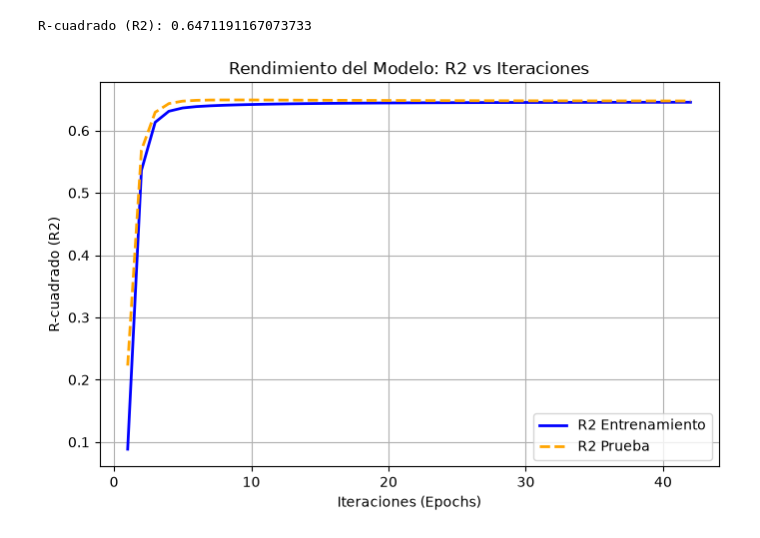
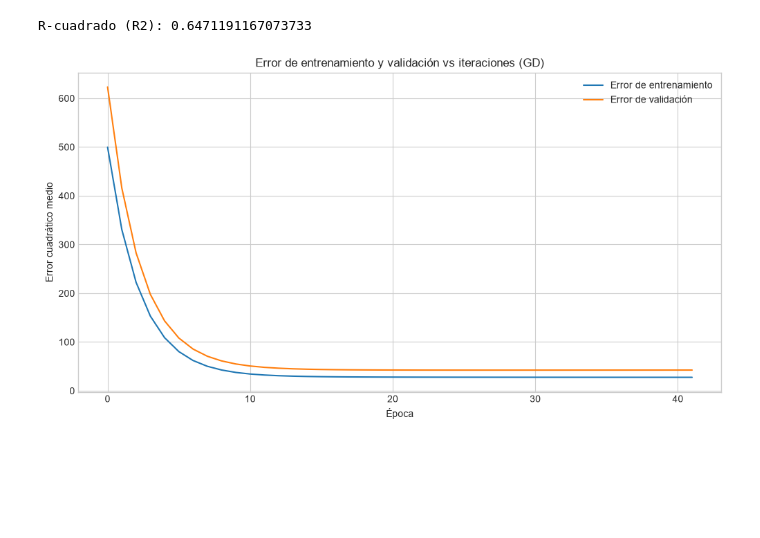
Before and after one commit to sebastianbtmo/TP_AA1_Beltramo_Capisano_Dottavio, a Jupyter notebook: TP_1/TP-regresion-AA1.ipynb, the cells around one changed output. Cells and saved outputs as stored; diff of their text form; code cells hidden in the pictures; blank space fills up the shorter version.

```diff
--- a/TP_1/TP-regresion-AA1.ipynb
+++ b/TP_1/TP-regresion-AA1.ipynb
@@ -289,36 +289,83 @@ print(f"R-cuadrado (R2): {r2_score(y_test, y_pred)}")
 # %% [output]
 R-cuadrado (R2): 0.6471191167073733
 # %%
+def gradient_descent(X_train, y_train, X_val, y_val, lr=0.01, epochs=42):
+    n = X_train.shape[0]
+    m = X_train.shape[1]
+
+    o = X_val.shape[0]
+
+    # Poner columna de unos a las matrices X
+    X_train = np.hstack((np.ones((n, 1)), X_train))
+    X_val = np.hstack((np.ones((o, 1)), X_val))
+
+
+    # Inicializar pesos aleatorios
+    W = np.random.randn(m+1).reshape(m+1, 1)
+
+    train_errors = []  # Para almacenar el error de entrenamiento en cada época
+    test_errors = []   # Para almacenar el error de prueba en cada época
+
+    for _ in range(epochs):
+        # Calcular predicción y error de entrenamiento
+        prediction_train = np.matmul(X_train, W)
+        error_train = y_train - prediction_train
+        #print(error_train)
+        train_mse = np.mean(error_train ** 2)
+        train_errors.append(train_mse)
+
+        # Calcular predicción y error de prueba
+        prediction_test = np.matmul(X_val, W)
+        error_test = y_val - prediction_test
+        test_mse = np.mean(error_test ** 2)
+        test_errors.append(test_mse)
+
+        # Calcular el gradiente y actualizar pesos
+        grad_sum = np.sum(error_train * X_train, axis=0)
+        grad_mul = -2/n * grad_sum  # 1xm
+        gradient = np.transpose(grad_mul).reshape(-1, 1)  # mx1
+
+        W = W - (lr * gradient)
+
+    # Graficar errores de entrenamiento y prueba
+    # Definir una figura
+    plt.figure(figsize=(12, 6))
+    # Plotear errores de entrenamiento
+    plt.plot(train_errors, label='Error de entrenamiento')
+    # Plotear errores de prueba
+    plt.plot(test_errors, label='Error de validación')
+    # Poner labels en los ejes
+    plt.xlabel('Época')
+    plt.ylabel('Error cuadrático medio')
+    # Activar la leyenda
+    plt.legend()
+    # Poner titulo
+    plt.title('Error de entrenamiento y validación vs iteraciones (GD)')
+    # Terminar y mostrar gráfico
+    plt.show()
+
+    return W
+
 scaler = StandardScaler()
 x_train_std = scaler.fit_transform(x_train)
 x_test_std = scaler.transform(x_test)
 
-modelo_sgd = SGDRegressor(random_state=42)
+y_train_2d = np.array(y_train).reshape(-1, 1)
+y_test_2d = np.array(y_test).reshape(-1, 1)
 
-epochs = 42
-r2_train = []
-r2_test = []
+W_opt = gradient_descent(
+    X_train=x_train_std,
+    y_train=y_train_2d,
+    X_val=x_test_std,
+    y_val=y_test_2d,
+    lr=0.1,
+    epochs=42
+)
 
-for epoch in range(epochs):
-    modelo_sgd.partial_fit(x_train_std, y_train)
+x_test_bias = np.hstack((np.ones((x_test_std.shape[0], 1)), x_test_std))
+y_test_pred = np.matmul(x_test_bias, W_opt)
 
-    y_train_pred = modelo_sgd.predict(x_train_std)
-    y_test_pred = modelo_sgd.predict(x_test_std)
-
-    r2_train.append(r2_score(y_train, y_train_pred))
-    r2_test.append(r2_score(y_test, y_test_pred))
-
-plt.figure(figsize=(8, 5))
-plt.plot(range(1, epochs + 1), r2_train, label='R2 Entrenamiento', color='blue', linewidth=2)
-plt.plot(range(1, epochs + 1), r2_test, label='R2 Prueba', color='orange', linewidth=2, linestyle='--')
-
-plt.title('Rendimiento del Modelo: R2 vs Iteraciones')
-plt.xlabel('Iteraciones (Epochs)')
-plt.ylabel('R-cuadrado (R2)')
-plt.legend()
-plt.grid(True)
-plt.show()
-
-print(f"R2 final en datos de prueba tras {epochs} iteraciones: {r2_test[-1]:.4f}")
+r2_final = r2_score(y_test_2d, y_test_pred)
+print(f"R2 final en datos de prueba tras 42 iteraciones: {r2_final:.4f}")
 # %% [output]
-[figure, old version]
+[figure, new version]
```
Also changed, not shown: parts of 16 cells of this notebook.
